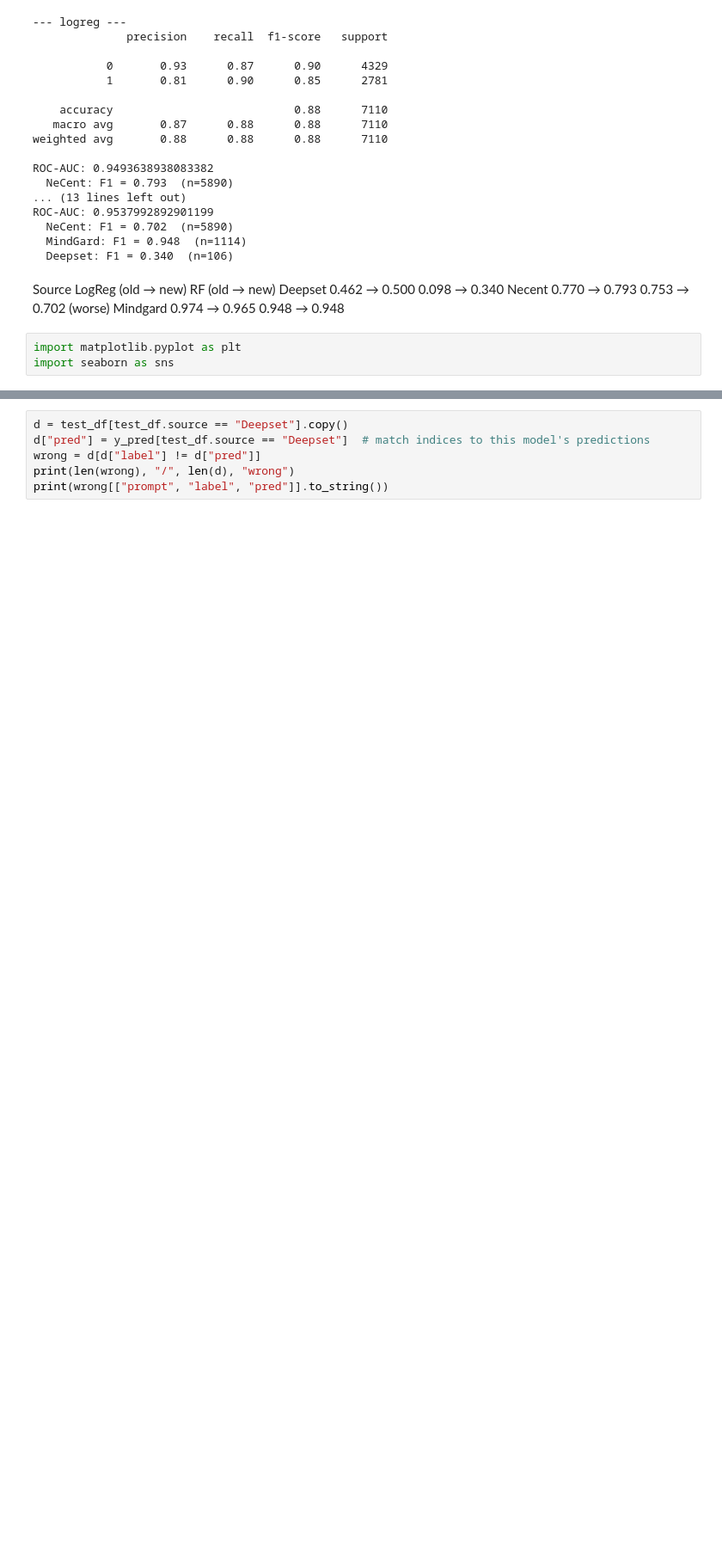
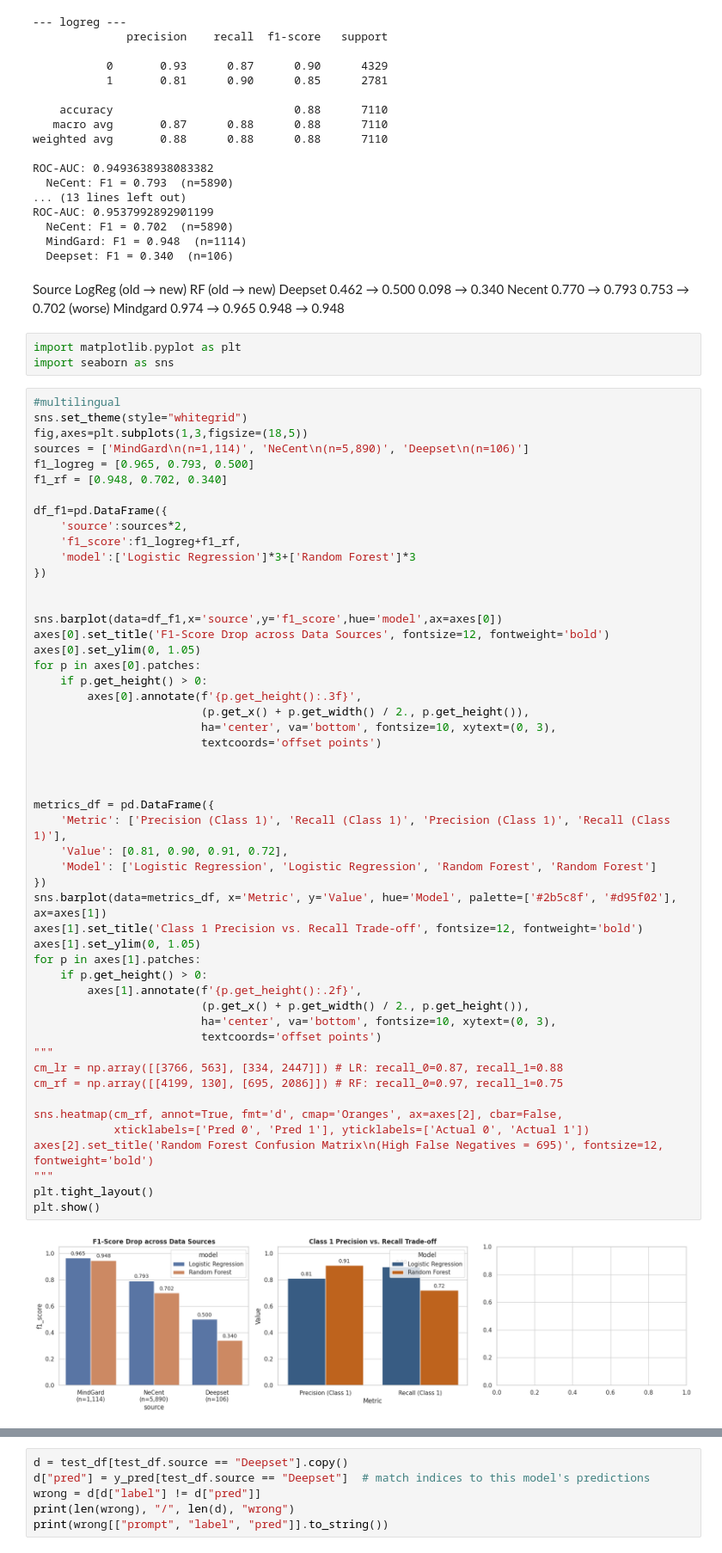
Before and after one commit to aartinangare1745/GuardPrompts, a Jupyter notebook: Model_Selection.ipynb, the cells around one changed output, grey strips where cells are left out. Shown at 86% size. Drawn from its saved outputs; the diff is of its cells as text; blank space fills up the shorter version.

Commit message:
model comparizon viz

```diff
--- a/Model_Selection.ipynb
+++ b/Model_Selection.ipynb
@@ -255,4 +253,57 @@ Mindgard	0.974 → 0.965	0.948 → 0.948
 # %%
 import matplotlib.pyplot as plt
 import seaborn as sns
+# %%
+#multilingual
+sns.set_theme(style="whitegrid")
+fig,axes=plt.subplots(1,3,figsize=(18,5))
+sources = ['MindGard\n(n=1,114)', 'NeCent\n(n=5,890)', 'Deepset\n(n=106)']
+f1_logreg = [0.965, 0.793, 0.500]
+f1_rf = [0.948, 0.702, 0.340]
+
+df_f1=pd.DataFrame({
+    'source':sources*2,
+    'f1_score':f1_logreg+f1_rf,
+    'model':['Logistic Regression']*3+['Random Forest']*3
+})
+
+
+sns.barplot(data=df_f1,x='source',y='f1_score',hue='model',ax=axes[0])
+axes[0].set_title('F1-Score Drop across Data Sources', fontsize=12, fontweight='bold')
+axes[0].set_ylim(0, 1.05)
+for p in axes[0].patches:
+    if p.get_height() > 0:
+        axes[0].annotate(f'{p.get_height():.3f}',
+                         (p.get_x() + p.get_width() / 2., p.get_height()),
+                         ha='center', va='bottom', fontsize=10, xytext=(0, 3),
+                         textcoords='offset points')
+
+
+
+metrics_df = pd.DataFrame({
+    'Metric': ['Precision (Class 1)', 'Recall (Class 1)', 'Precision (Class 1)', 'Recall (Class 1)'],
+    'Value': [0.81, 0.90, 0.91, 0.72],
+    'Model': ['Logistic Regression', 'Logistic Regression', 'Random Forest', 'Random Forest']
+})
+sns.barplot(data=metrics_df, x='Metric', y='Value', hue='Model', palette=['#2b5c8f', '#d95f02'], ax=axes[1])
+axes[1].set_title('Class 1 Precision vs. Recall Trade-off', fontsize=12, fontweight='bold')
+axes[1].set_ylim(0, 1.05)
+for p in axes[1].patches:
+    if p.get_height() > 0:
+        axes[1].annotate(f'{p.get_height():.2f}',
+                         (p.get_x() + p.get_width() / 2., p.get_height()),
+                         ha='center', va='bottom', fontsize=10, xytext=(0, 3),
+                         textcoords='offset points')
+"""
+cm_lr = np.array([[3766, 563], [334, 2447]]) # LR: recall_0=0.87, recall_1=0.88
+cm_rf = np.array([[4199, 130], [695, 2086]]) # RF: recall_0=0.97, recall_1=0.75
+
+sns.heatmap(cm_rf, annot=True, fmt='d', cmap='Oranges', ax=axes[2], cbar=False,
+            xticklabels=['Pred 0', 'Pred 1'], yticklabels=['Actual 0', 'Actual 1'])
+axes[2].set_title('Random Forest Confusion Matrix\n(High False Negatives = 695)', fontsize=12, fontweight='bold')
+"""
+plt.tight_layout()
+plt.show()
+# %% [output]
+[figure, added]
 # %%
```
Also changed, not shown: parts of 4 cells of this notebook.
